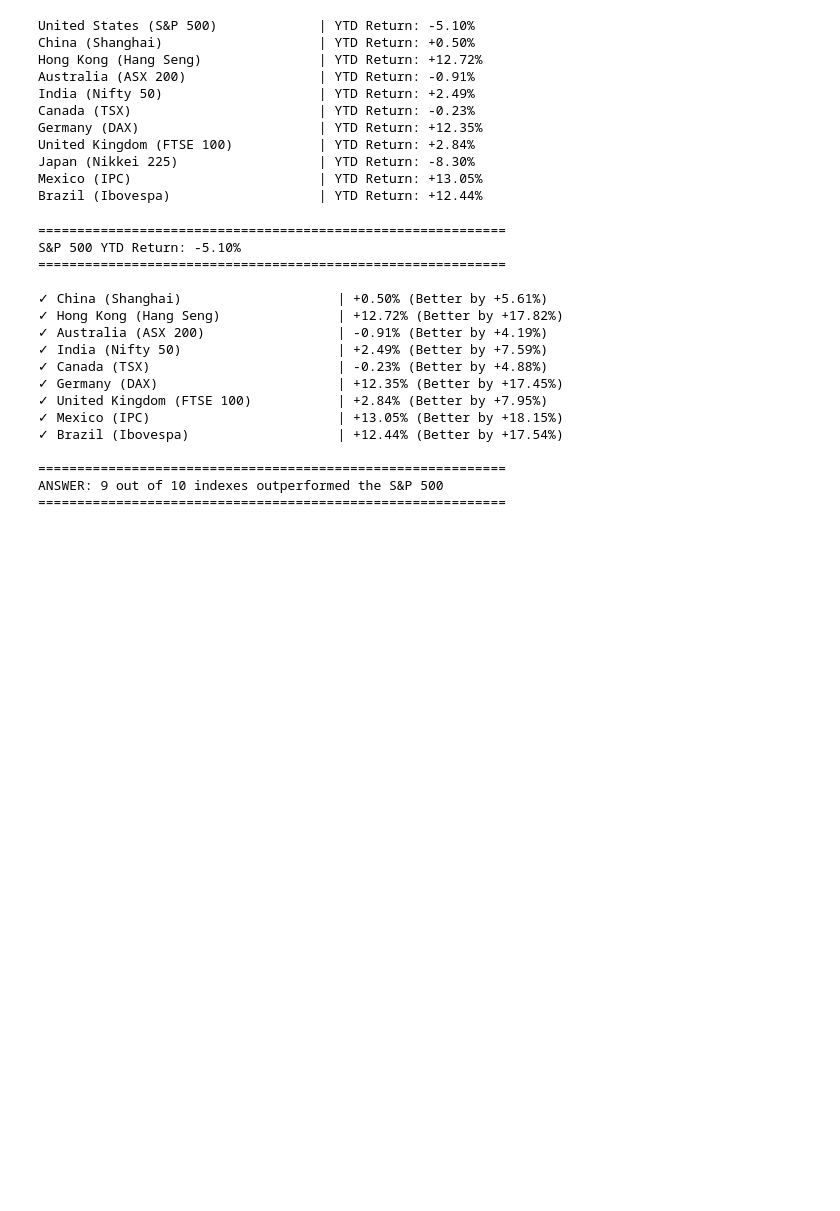
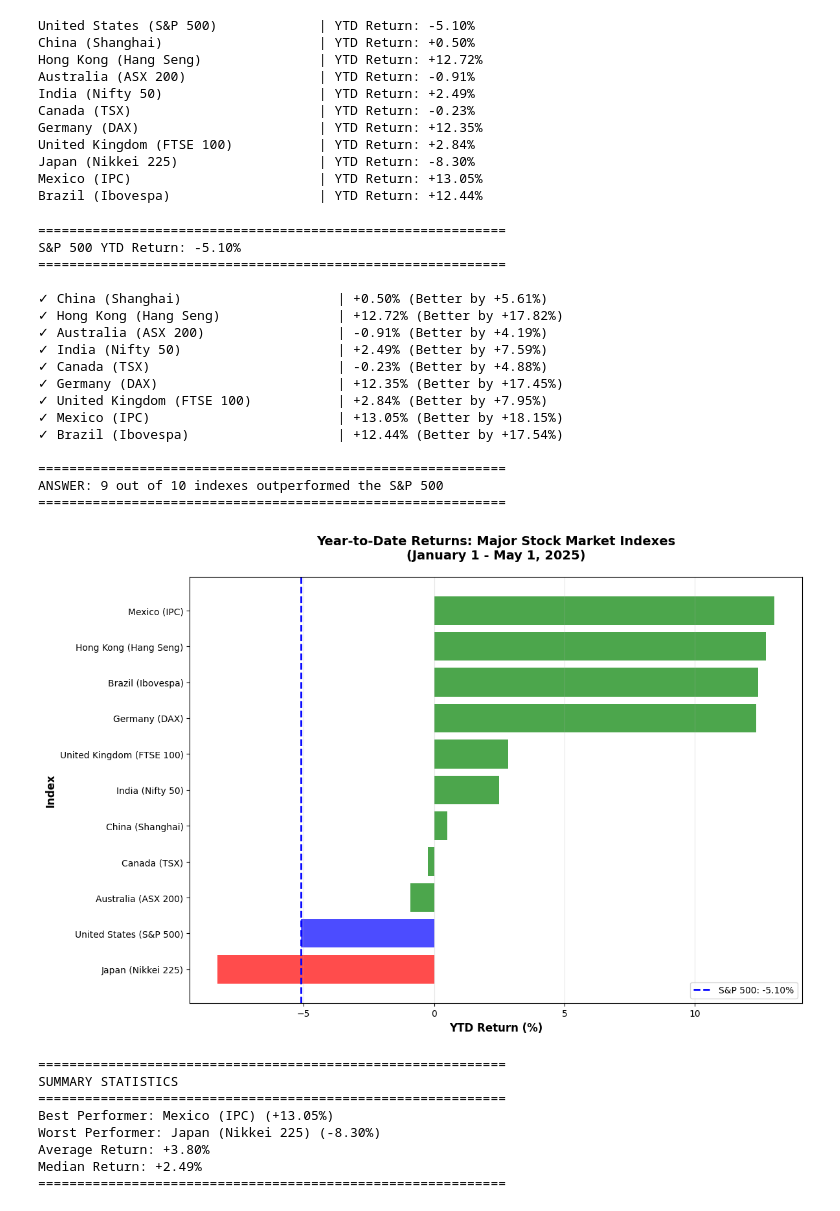
Before and after one commit to Legajo/Colab-Notebooks, a Jupyter notebook: HW1_Q2.ipynb, the cells around one changed output. Cells and saved outputs as stored; diff of their text form; code cells hidden in the pictures; blank space fills up the shorter version.

```diff
--- a/HW1_Q2.ipynb
+++ b/HW1_Q2.ipynb
@@ -148,3 +148,52 @@ S&P 500 YTD Return: -5.10%
 ============================================================
 ANSWER: 9 out of 10 indexes outperformed the S&P 500
 ============================================================
+# %%
+
+
+# ============================================
+# PROMPT 5: Create Visualization
+# ============================================
+
+# Prepare data for visualization
+results_df = pd.DataFrame([
+    {'Index': name, 'YTD Return (%)': ret}
+    for name, ret in ytd_returns.items() if ret is not None
+]).sort_values('YTD Return (%)', ascending=True)
+
+# Create horizontal bar chart
+plt.figure(figsize=(12, 8))
+colors = ['red' if ret < sp500_return else 'green'
+          for ret in results_df['YTD Return (%)'].values]
+colors[list(results_df['Index']).index('United States (S&P 500)')] = 'blue'
+
+plt.barh(results_df['Index'], results_df['YTD Return (%)'], color=colors, alpha=0.7)
+plt.axvline(x=sp500_return, color='blue', linestyle='--', linewidth=2, label=f'S&P 500: {sp500_return:.2f}%')
+plt.xlabel('YTD Return (%)', fontsize=12, fontweight='bold')
+plt.ylabel('Index', fontsize=12, fontweight='bold')
+plt.title('Year-to-Date Returns: Major Stock Market Indexes\n(January 1 - May 1, 2025)',
+          fontsize=14, fontweight='bold', pad=20)
+plt.legend()
+plt.grid(axis='x', alpha=0.3)
+plt.tight_layout()
+plt.show()
+
+# Summary statistics
+print("\n" + "="*60)
+print("SUMMARY STATISTICS")
+print("="*60)
+print(f"Best Performer: {results_df.iloc[-1]['Index']} ({results_df.iloc[-1]['YTD Return (%)']:+.2f}%)")
+print(f"Worst Performer: {results_df.iloc[0]['Index']} ({results_df.iloc[0]['YTD Return (%)']:+.2f}%)")
+print(f"Average Return: {results_df['YTD Return (%)'].mean():+.2f}%")
+print(f"Median Return: {results_df['YTD Return (%)'].median():+.2f}%")
+print("="*60)
+# %% [output]
+[figure, added]
+============================================================
+SUMMARY STATISTICS
+============================================================
+Best Performer: Mexico (IPC) (+13.05%)
+Worst Performer: Japan (Nikkei 225) (-8.30%)
+Average Return: +3.80%
+Median Return: +2.49%
+============================================================
```
Also changed, not shown: parts of 6 cells of this notebook.
